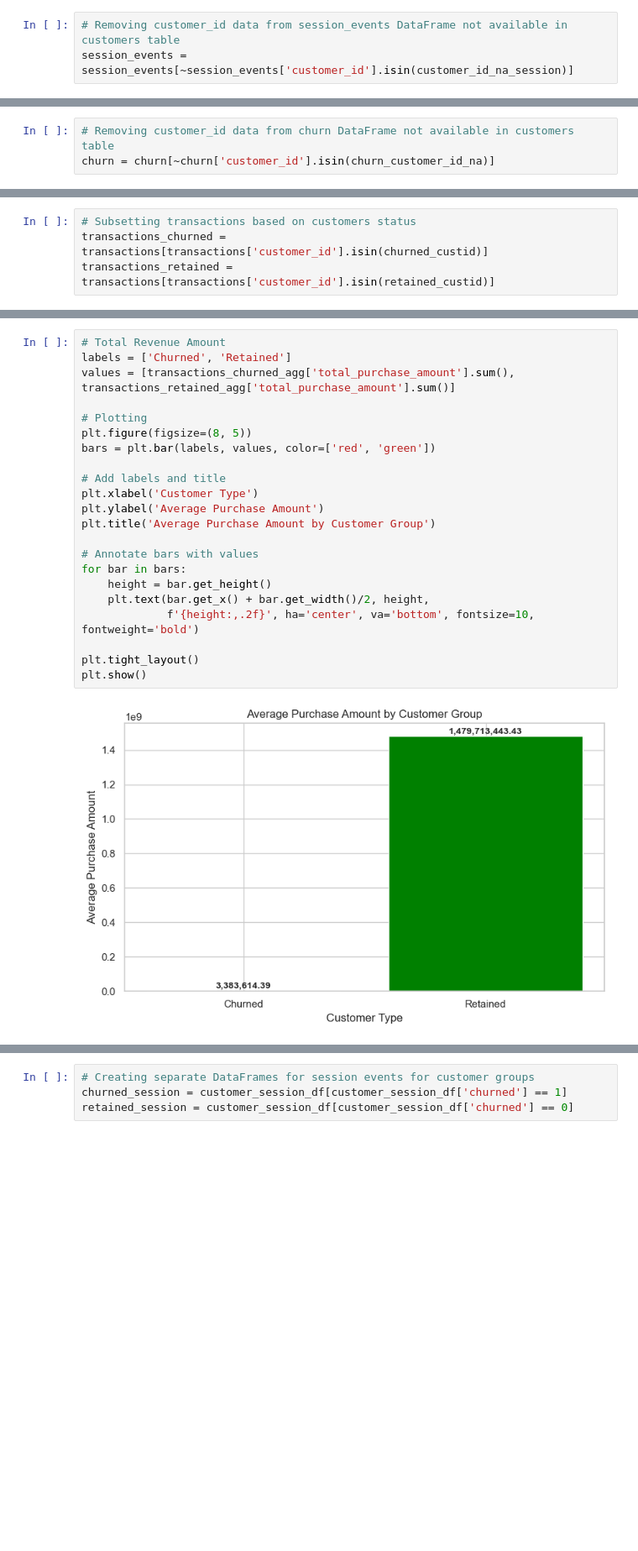
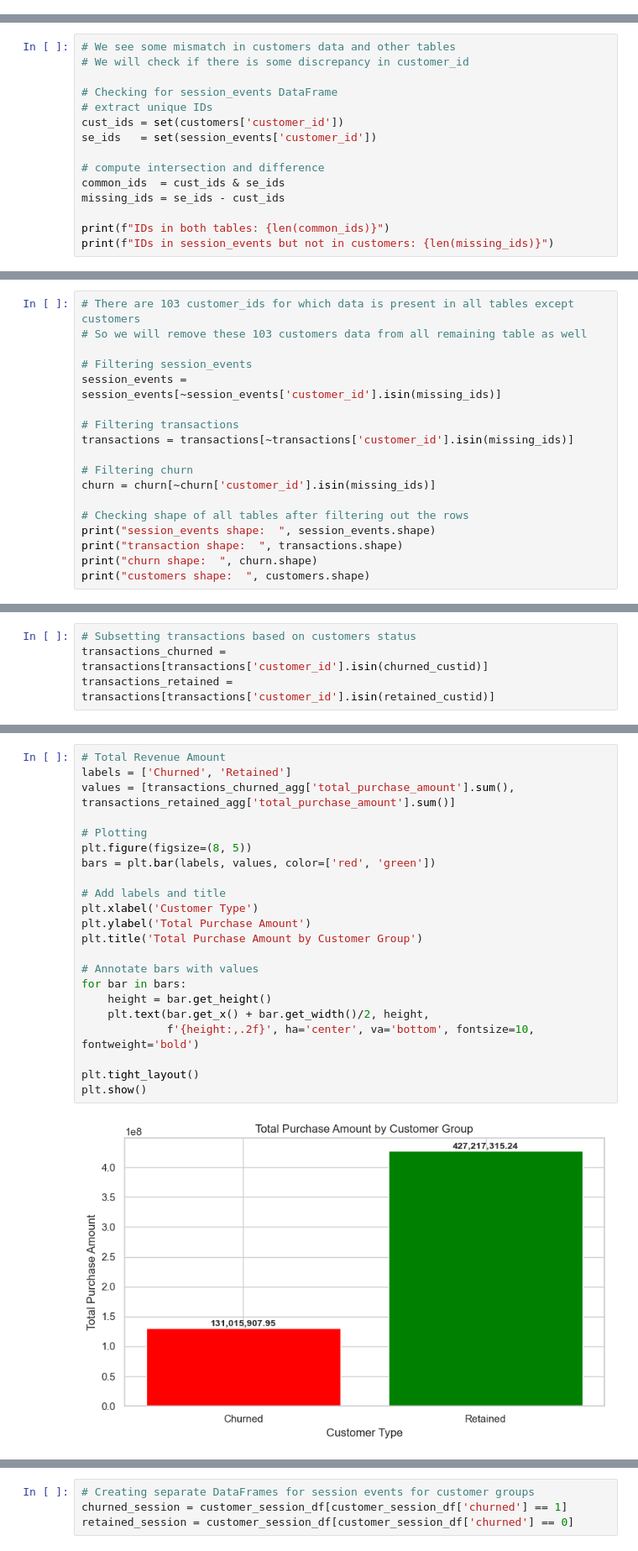
Before and after one commit to geettandon/E-Commerce-Data-Analysis, a Jupyter notebook: Notebooks/Data_exploration_analysis.ipynb, the cells around one changed output, grey strips where cells are left out. Shown at 84% size. Drawn from its saved outputs; the diff is of its cells as text; blank space fills up the shorter version.

```diff
--- a/Notebooks/Data_exploration_analysis.ipynb
+++ b/Notebooks/Data_exploration_analysis.ipynb
@@ -830,3 +781,0 @@ We will remove the customers_id data from session_events table that we don't hav
-# %%
-# Removing customer_id data from session_events DataFrame not available in customers table
-session_events = session_events[~session_events['customer_id'].isin(customer_id_na_session)]
@@ -840,3 +782,15 @@ print(churn_customer_id_na[:10])
-# %%
-# Removing customer_id data from churn DataFrame not available in customers table
-churn = churn[~churn['customer_id'].isin(churn_customer_id_na)]
+# %%
+# We see some mismatch in customers data and other tables
+# We will check if there is some discrepancy in customer_id
+
+# Checking for session_events DataFrame
+# extract unique IDs
+cust_ids = set(customers['customer_id'])
+se_ids   = set(session_events['customer_id'])
+
+# compute intersection and difference
+common_ids  = cust_ids & se_ids
+missing_ids = se_ids - cust_ids
+
+print(f"IDs in both tables: {len(common_ids)}")
+print(f"IDs in session_events but not in customers: {len(missing_ids)}")
@@ -842,0 +836,18 @@ churn = churn[~churn['customer_id'].isin(churn_customer_id_na)]
+# %%
+# There are 103 customer_ids for which data is present in all tables except customers
+# So we will remove these 103 customers data from all remaining table as well
+
+# Filtering session_events
+session_events = session_events[~session_events['customer_id'].isin(missing_ids)]
+
+# Filtering transactions
+transactions = transactions[~transactions['customer_id'].isin(missing_ids)]
+
+# Filtering churn
+churn = churn[~churn['customer_id'].isin(missing_ids)]
+
+# Checking shape of all tables after filtering out the rows
+print("session_events shape:  ", session_events.shape)
+print("transaction shape:  ", transactions.shape)
+print("churn shape:  ", churn.shape)
+print("customers shape:  ", customers.shape)
@@ -1502,27 +1489,27 @@ plt.show()
 # %%
 # Total Revenue Amount
 labels = ['Churned', 'Retained']
 values = [transactions_churned_agg['total_purchase_amount'].sum(), transactions_retained_agg['total_purchase_amount'].sum()]
 
 # Plotting
 plt.figure(figsize=(8, 5))
 bars = plt.bar(labels, values, color=['red', 'green'])
 
 # Add labels and title
 plt.xlabel('Customer Type')
-plt.ylabel('Average Purchase Amount')
-plt.title('Average Purchase Amount by Customer Group')
+plt.ylabel('Total Purchase Amount')
+plt.title('Total Purchase Amount by Customer Group')
 
 # Annotate bars with values
 for bar in bars:
     height = bar.get_height()
     plt.text(bar.get_x() + bar.get_width()/2, height,
              f'{height:,.2f}', ha='center', va='bottom', fontsize=10, fontweight='bold')
 
 plt.tight_layout()
 plt.show()
 # %% [output]
-[figure, old version]
+[figure, new version]
 # %%
 # Average Recency Days
 
```
Also changed, not shown: parts of 86 cells of this notebook.
